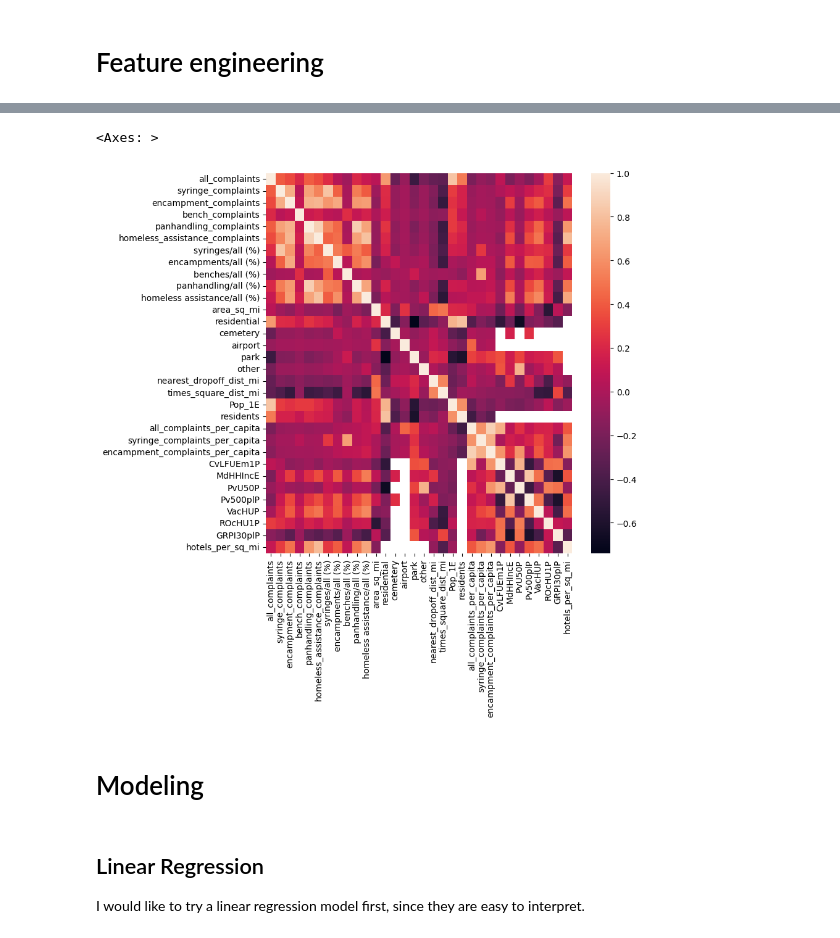
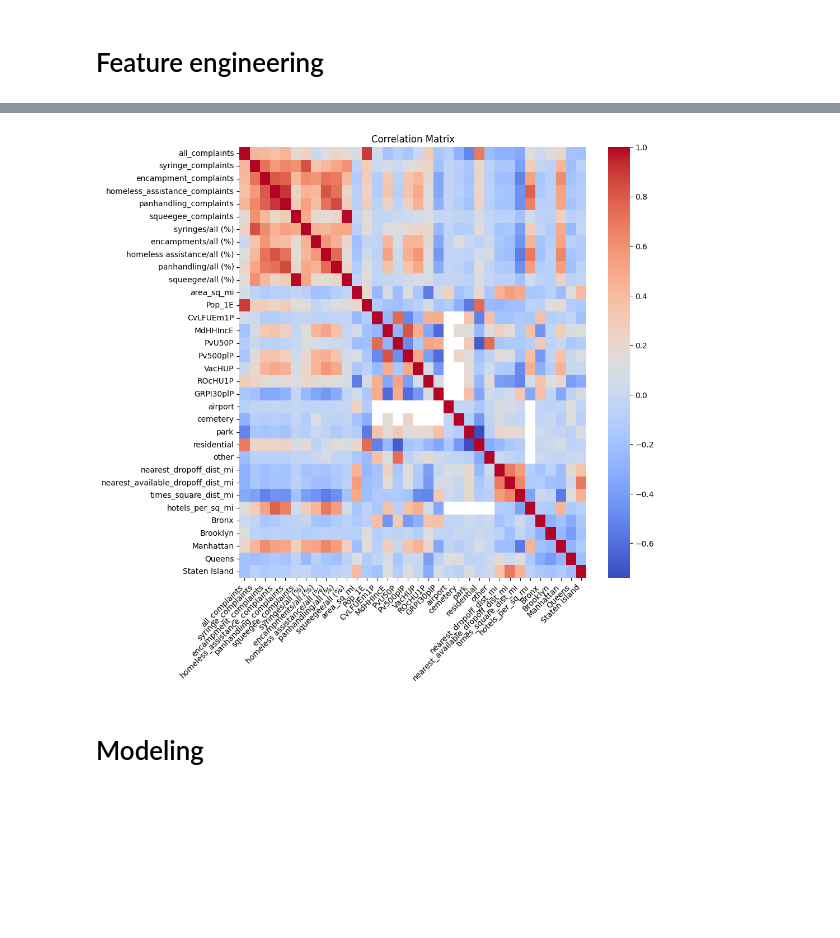
Before and after one commit to abretti/em212-applied-data-science, a Jupyter notebook: Final_Project.ipynb, the cells around one changed output, grey strips where cells are left out. Cells and saved outputs as stored; diff of their text form; code cells hidden in the pictures; blank space fills up the shorter version.

```diff
--- a/Final_Project.ipynb
+++ b/Final_Project.ipynb
@@ -614,6 +686,0 @@ acs_economic.head(2)
-# %%
-# Rename 'GeoID' to 'NTA2020'
-acs_economic = acs_economic.rename(columns = {'GeoID': 'NTA2020'})
-
-# Merge with complaints_by_nta
-complaints_by_nta = complaints_by_nta.merge(acs_economic[['NTA2020', 'CvLFUEm1P', 'MdHHIncE', 'PvU50P', 'Pv500plP']], on = 'NTA2020')
@@ -629,6 +686,0 @@ acs_housing.head(2)
-# %%
-# Rename 'GeoID' to 'NTA2020'
-acs_housing = acs_housing.rename(columns = {'GeoID': 'NTA2020'})
-
-# Merge with complaints_by_nta
-complaints_by_nta = complaints_by_nta.merge(acs_housing[['NTA2020', 'VacHUP', 'ROcHU1P', 'GRPI30plP']])
@@ -670,8 +697,15 @@ hotels_by_nta['hotels_per_sq_mi'] = hotels_by_nta['hotel_count'] / hotels_by_nta
 complaints_by_nta = complaints_by_nta.merge(hotels_by_nta[['NTA2020', 'hotels_per_sq_mi']], how = 'left', on = 'NTA2020')
+# %%
+# Convert "BoroName" into dummy variables
+complaints_by_nta[['Bronx', 'Brooklyn', 'Manhattan', 'Queens', 'Staten Island']] = pd.get_dummies(complaints_by_nta['BoroName'], dtype = 'Int64')
+# %%
+# Drop "BoroName"
+complaints_by_nta.drop(columns = 'BoroName', inplace = True)
 # %%
-# View the correlation matrix again
-fig, ax = plt.subplots(figsize = (8, 8))
-sns.heatmap(complaints_by_nta[complaints_by_nta.columns[1:]].corr())
+# View the correlation matrix
+fig, ax = plt.subplots(figsize = (10, 10))
+sns.heatmap(complaints_by_nta[complaints_by_nta.columns[1:]].corr(), ax = ax, cmap = 'coolwarm');
+ax.set_title('Correlation Matrix');
+ax.set_xticklabels(labels = complaints_by_nta.columns[1:], rotation = 45, ha = 'right');
 # %% [output]
-<Axes: >
-[figure, old version]
+[figure, new version]
@@ -678,5 +715,2 @@ sns.heatmap(complaints_by_nta[complaints_by_nta.columns[1:]].corr())
 # %% [markdown]
 # Modeling
-# %% [markdown]
-## Linear Regression
-I would like to try a linear regression model first, since they are easy to interpret.
```
Also changed, not shown: parts of 133 cells of this notebook.
